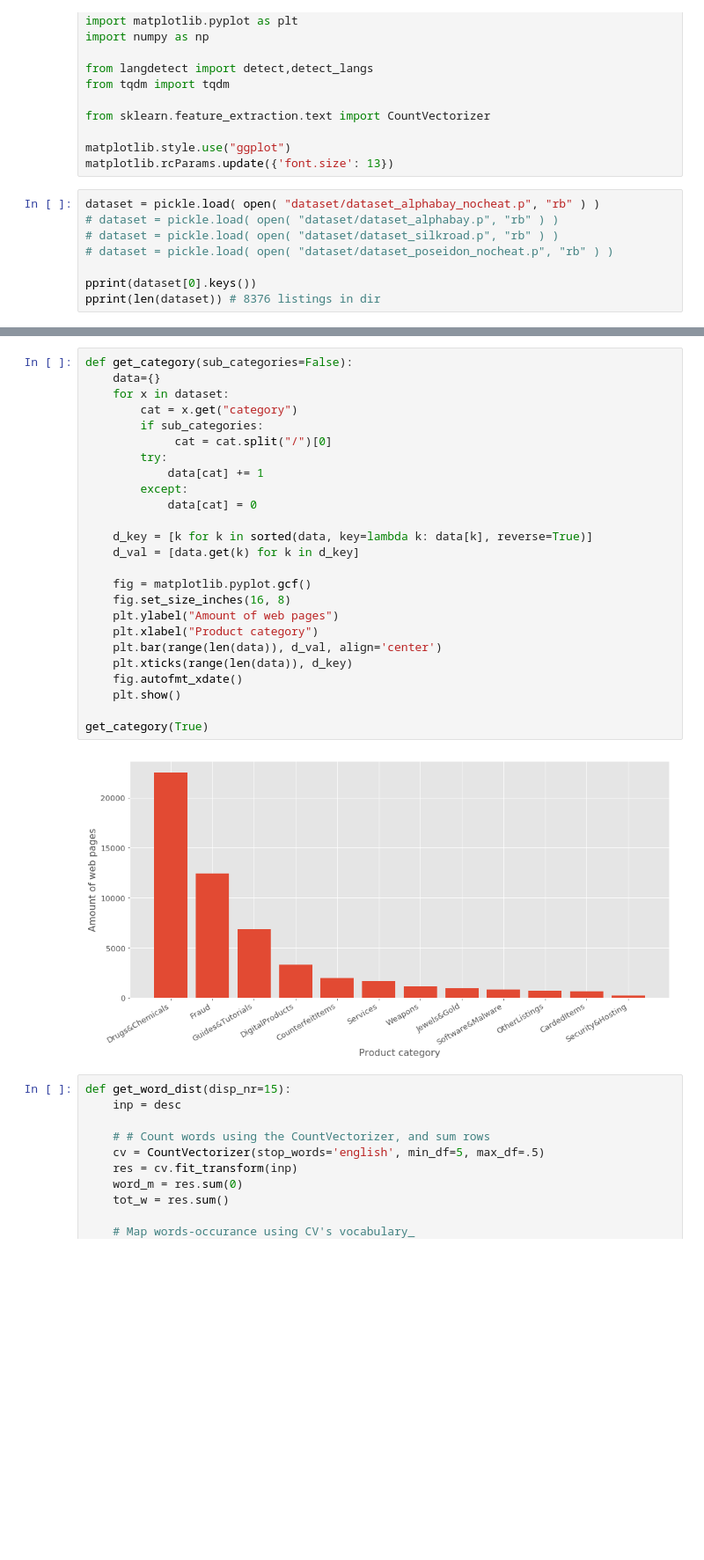
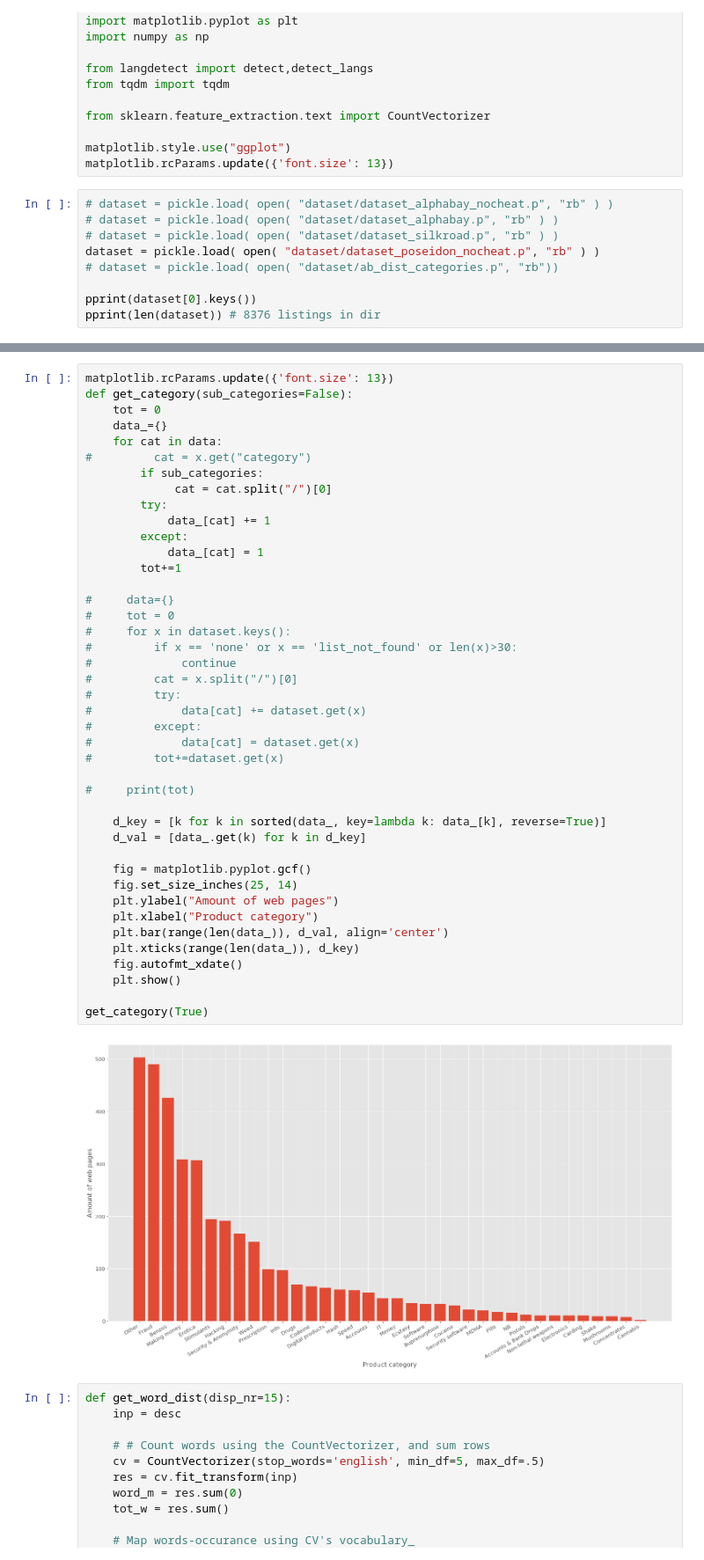
Before and after one commit to hampusadamsson/darknet_market_analyzis, a Jupyter notebook: dataset_evaluation.ipynb, the cells around one changed output, grey strips where cells are left out. Shown at 88% size. Saved outputs shown, nothing was run; the diff lists cells and outputs as text; blank space fills up the shorter version.

```diff
--- a/dataset_evaluation.ipynb
+++ b/dataset_evaluation.ipynb
@@ -13,10 +13,11 @@ from sklearn.feature_extraction.text import CountVectorizer
 matplotlib.style.use("ggplot")
 matplotlib.rcParams.update({'font.size': 13})
 # %%
-dataset = pickle.load( open( "dataset/dataset_alphabay_nocheat.p", "rb" ) )
+# dataset = pickle.load( open( "dataset/dataset_alphabay_nocheat.p", "rb" ) )
 # dataset = pickle.load( open( "dataset/dataset_alphabay.p", "rb" ) )
 # dataset = pickle.load( open( "dataset/dataset_silkroad.p", "rb" ) )
-# dataset = pickle.load( open( "dataset/dataset_poseidon_nocheat.p", "rb" ) )
+dataset = pickle.load( open( "dataset/dataset_poseidon_nocheat.p", "rb" ) )
+# dataset = pickle.load( open( "dataset/ab_dist_categories.p", "rb"))
 
 pprint(dataset[0].keys())
 pprint(len(dataset)) # 8376 listings in dir
@@ -54,30 +55,47 @@ pprint(list(set(data)))
 # %%
+matplotlib.rcParams.update({'font.size': 13})
 def get_category(sub_categories=False):
-    data={}
-    for x in dataset:
-        cat = x.get("category")
+    tot = 0
+    data_={}
+    for cat in data:
+#         cat = x.get("category")
         if sub_categories:
              cat = cat.split("/")[0]
         try:
-            data[cat] += 1
+            data_[cat] += 1
         except:
-            data[cat] = 0
+            data_[cat] = 1
+        tot+=1
 
-    d_key = [k for k in sorted(data, key=lambda k: data[k], reverse=True)]
-    d_val = [data.get(k) for k in d_key]
+#     data={}
+#     tot = 0
+#     for x in dataset.keys():
+#         if x == 'none' or x == 'list_not_found' or len(x)>30:
+#             continue
+#         cat = x.split("/")[0]
+#         try:
+#             data[cat] += dataset.get(x)
+#         except:
+#             data[cat] = dataset.get(x)
+#         tot+=dataset.get(x)
+
+#     print(tot)
+
+    d_key = [k for k in sorted(data_, key=lambda k: data_[k], reverse=True)]
+    d_val = [data_.get(k) for k in d_key]
 
     fig = matplotlib.pyplot.gcf()
-    fig.set_size_inches(16, 8)
+    fig.set_size_inches(25, 14)
     plt.ylabel("Amount of web pages")
     plt.xlabel("Product category")
-    plt.bar(range(len(data)), d_val, align='center')
-    plt.xticks(range(len(data)), d_key)
+    plt.bar(range(len(data_)), d_val, align='center')
+    plt.xticks(range(len(data_)), d_key)
     fig.autofmt_xdate()
     plt.show()
 
 get_category(True)
 # %% [output]
-[figure, old version]
+[figure, new version]
 # %%
 def get_word_dist(disp_nr=15):
     inp = desc
```
Also changed, not shown: parts of 2 cells of this notebook, 1 other file.
